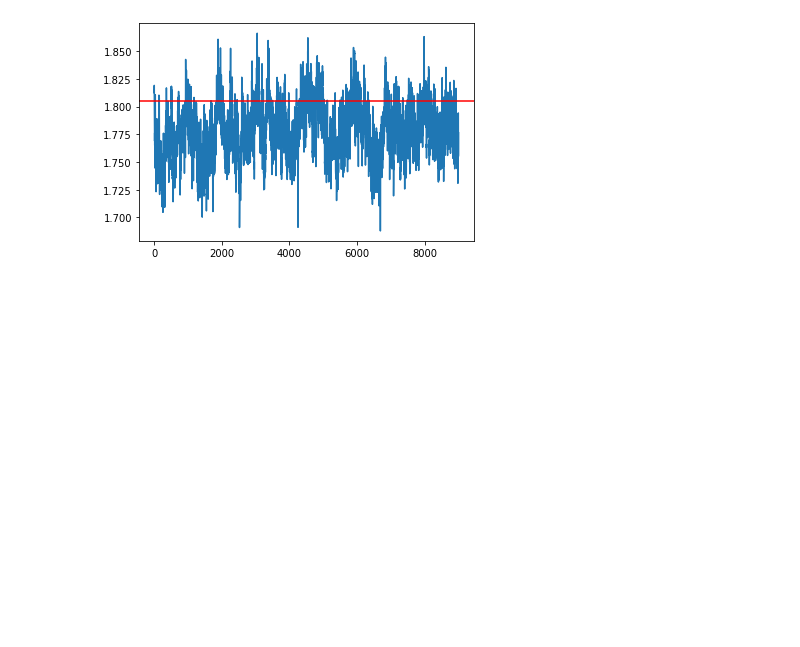
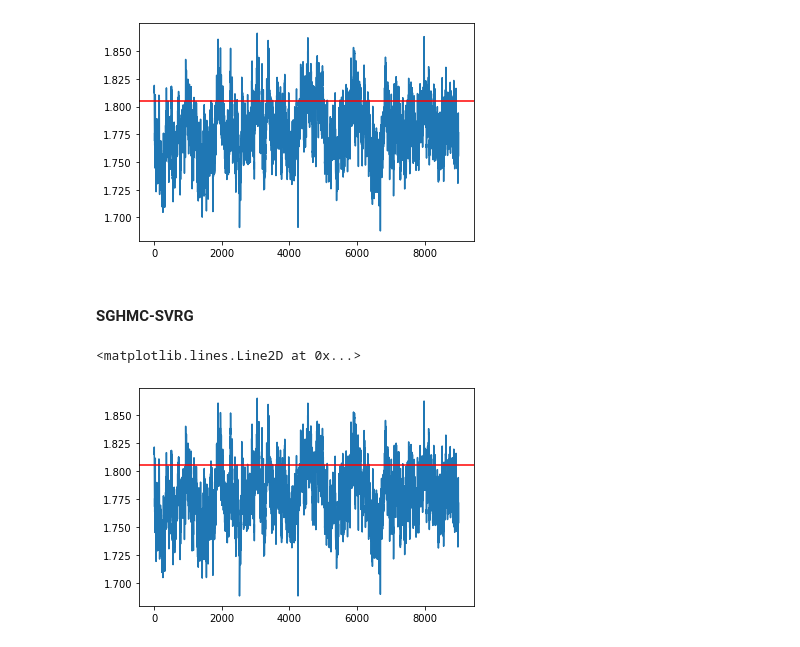
Before and after one commit to jeremiecoullon/SGMCMCJax, a Jupyter notebook: docs/nbs/sampler.ipynb, the cells around one changed output. Drawn from its saved outputs; the diff is of its cells as text; code cells hidden in the pictures; blank space fills up the shorter version.

```diff
--- a/docs/nbs/sampler.ipynb
+++ b/docs/nbs/sampler.ipynb
@@ -121,3 +122,18 @@ plt.axhline(theta_true[idx], c='r')
 # %% [output]
 <matplotlib.lines.Line2D at 0x...>
 [figure]
+# %% [markdown]
+#### SGHMC-SVRG
+# %%
+L = 10
+update_rate = 1000
+batch_size = int(0.0001*X.shape[0])
+my_sampler = build_sghmc_SVRG_sampler(1e-6, L, loglikelihood, logprior, data, batch_size, theta_true, update_rate)
+samples = my_sampler(key, Nsamples, theta_true)
+
+idx = 7
+plt.plot(np.array(samples)[1000:,idx])
+plt.axhline(theta_true[idx], c='r')
+# %% [output]
+<matplotlib.lines.Line2D at 0x...>
+[figure, added]
```
Also changed, not shown: parts of 3 cells of this notebook, 3 other files.
